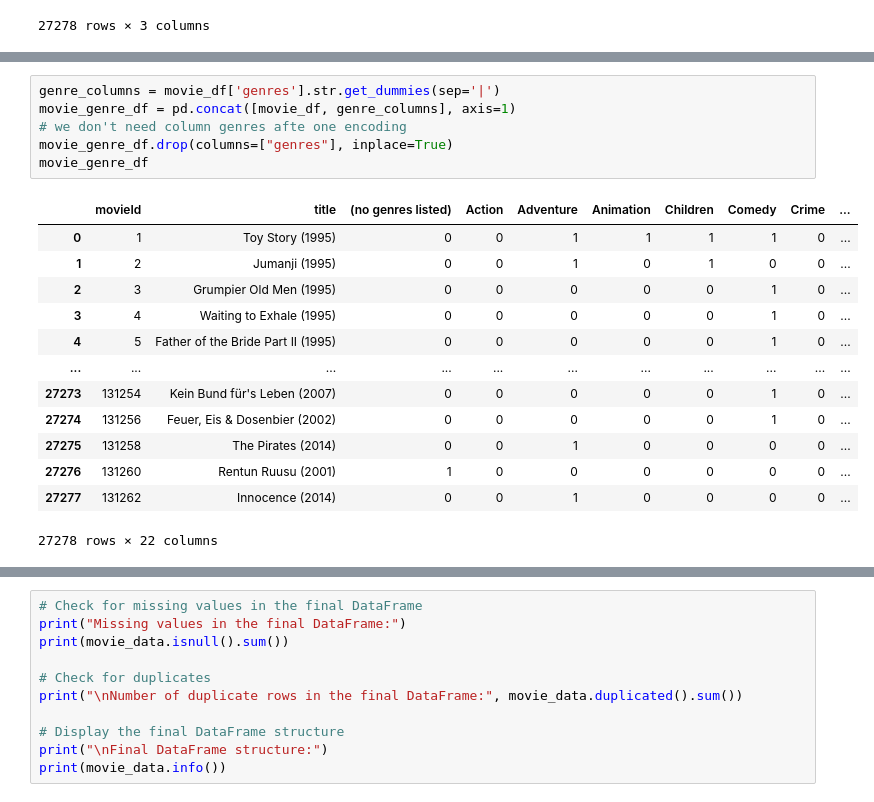
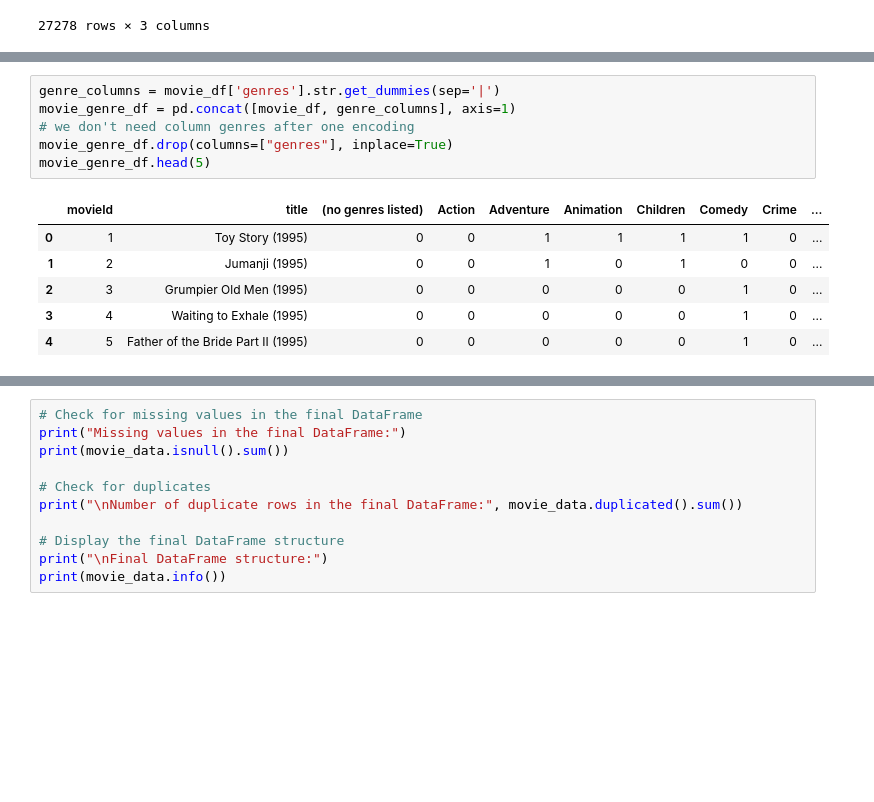
Before and after one commit to khalmatay/ADM-HW4, a Jupyter notebook: main.ipynb, the cells around one changed output, grey strips where cells are left out. Drawn from its saved outputs; the diff is of its cells as text; blank space fills up the shorter version.

```diff
--- a/main.ipynb
+++ b/main.ipynb
@@ -312,21 +314,14 @@ We used  one-hot encoding
 # %%
 genre_columns = movie_df['genres'].str.get_dummies(sep='|')
 movie_genre_df = pd.concat([movie_df, genre_columns], axis=1)
-# we don't need column genres afte one encoding
+# we don't need column genres after one encoding
 movie_genre_df.drop(columns=["genres"], inplace=True)
-movie_genre_df
+movie_genre_df.head(5)
 # %% [output]
 |  | movieId | title | (no genres listed) | Action | Adventure | Animation | Children | Comedy | Crime | ... |
 | 0 | 1 | Toy Story (1995) | 0 | 0 | 1 | 1 | 1 | 1 | 0 | ... |
 | 1 | 2 | Jumanji (1995) | 0 | 0 | 1 | 0 | 1 | 0 | 0 | ... |
 | 2 | 3 | Grumpier Old Men (1995) | 0 | 0 | 0 | 0 | 0 | 1 | 0 | ... |
 | 3 | 4 | Waiting to Exhale (1995) | 0 | 0 | 0 | 0 | 0 | 1 | 0 | ... |
 | 4 | 5 | Father of the Bride Part II (1995) | 0 | 0 | 0 | 0 | 0 | 1 | 0 | ... |
-| ... | ... | ... | ... | ... | ... | ... | ... | ... | ... | ... |
-| 27273 | 131254 | Kein Bund für's Leben (2007) | 0 | 0 | 0 | 0 | 0 | 1 | 0 | ... |
-| 27274 | 131256 | Feuer, Eis & Dosenbier (2002) | 0 | 0 | 0 | 0 | 0 | 1 | 0 | ... |
-| 27275 | 131258 | The Pirates (2014) | 0 | 0 | 1 | 0 | 0 | 0 | 0 | ... |
-| 27276 | 131260 | Rentun Ruusu (2001) | 1 | 0 | 0 | 0 | 0 | 0 | 0 | ... |
-| 27277 | 131262 | Innocence (2014) | 0 | 0 | 1 | 0 | 0 | 0 | 0 | ... |
-27278 rows × 22 columns
 # %%
```
Also changed, not shown: parts of 40 cells of this notebook.
